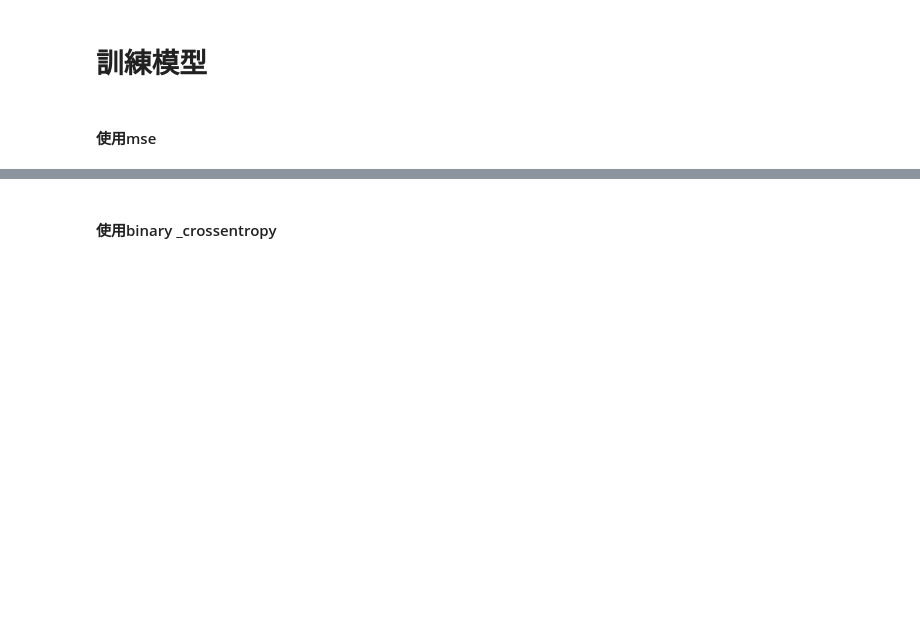
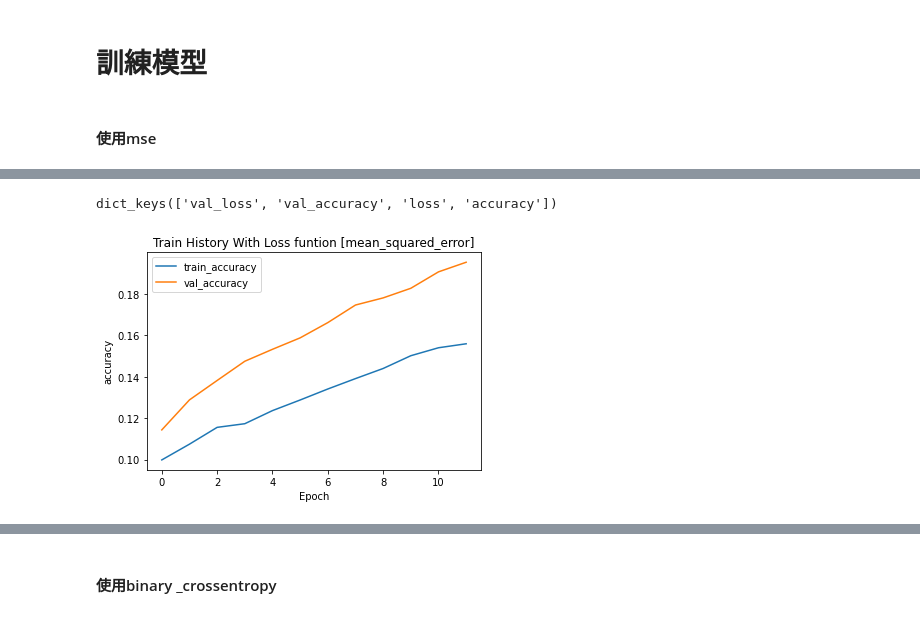
Before and after one commit to DunkLiao/4th-ML100Days, a Jupyter notebook: homework/Day_071_HW.ipynb, the cells around one changed output, grey strips where cells are left out. Saved outputs shown, nothing was run; the diff lists cells and outputs as text; code cells hidden in the pictures; blank space fills up the shorter version.

```diff
--- a/homework/Day_071_HW.ipynb
+++ b/homework/Day_071_HW.ipynb
@@ -128,7 +128,7 @@ except :
 # %% [markdown]
 #### 使用mse
 # %%
-model.compile(loss='MSE', optimizer='sgd', metrics=['accuracy'])
+model.compile(loss='mean_squared_error', optimizer='sgd', metrics=['accuracy'])
 # %%
 #模型訓練, "Train_History" 把訓練過程所得到的數值存起來
 train_history=model.fit(x_img_train_normalize, y_label_train_OneHot,
@@ -149,14 +164,18 @@ import matplotlib.pyplot as plt
 def show_train_history(loss_func,train_acc,test_acc):
     plt.plot(train_history.history[train_acc])
     plt.plot(train_history.history[test_acc])
-    plt.title('Train History_With{0}'.format(loss_func))
-    plt.ylabel('Accuracy')
+    plt.title('Train History With Loss funtion [{0}]'.format(loss_func))
+    plt.ylabel(train_acc)
     plt.xlabel('Epoch')
-    plt.legend(['train_acc', 'val_acc'], loc='upper left')
+    plt.legend(['train_{0}'.format(train_acc), 'val_{0}'.format(train_acc)], loc='upper left')
     plt.show()
 # %%
 # 列出可以使用的評估指標
 print(train_history.history.keys())
+# %% [output]
+dict_keys(['val_loss', 'val_accuracy', 'loss', 'accuracy'])
 # %%
-show_train_history('MSE','accuracy','val_accuracy')
+show_train_history('mean_squared_error','accuracy','val_accuracy')
+# %% [output]
+[figure, added]
 # %%
```
Also changed, not shown: parts of 6 cells of this notebook, 1 other file.
